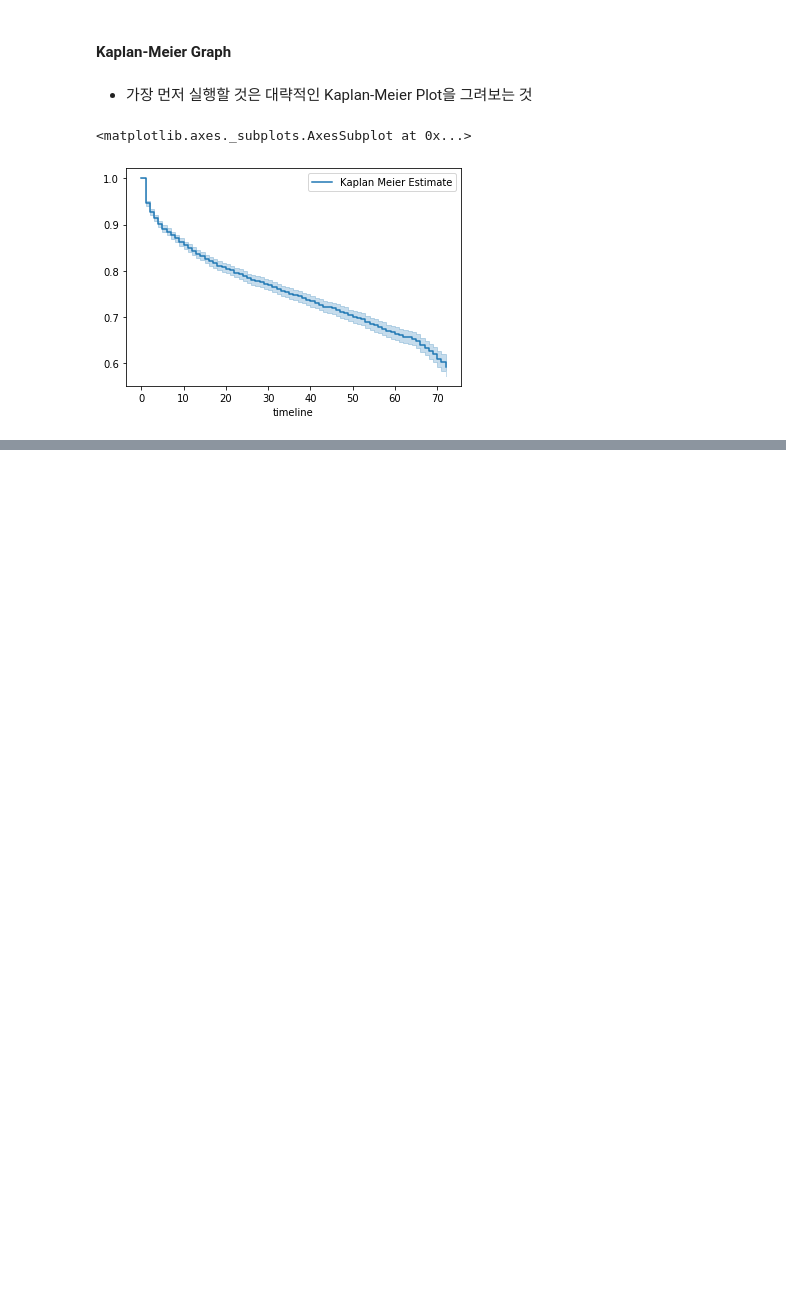
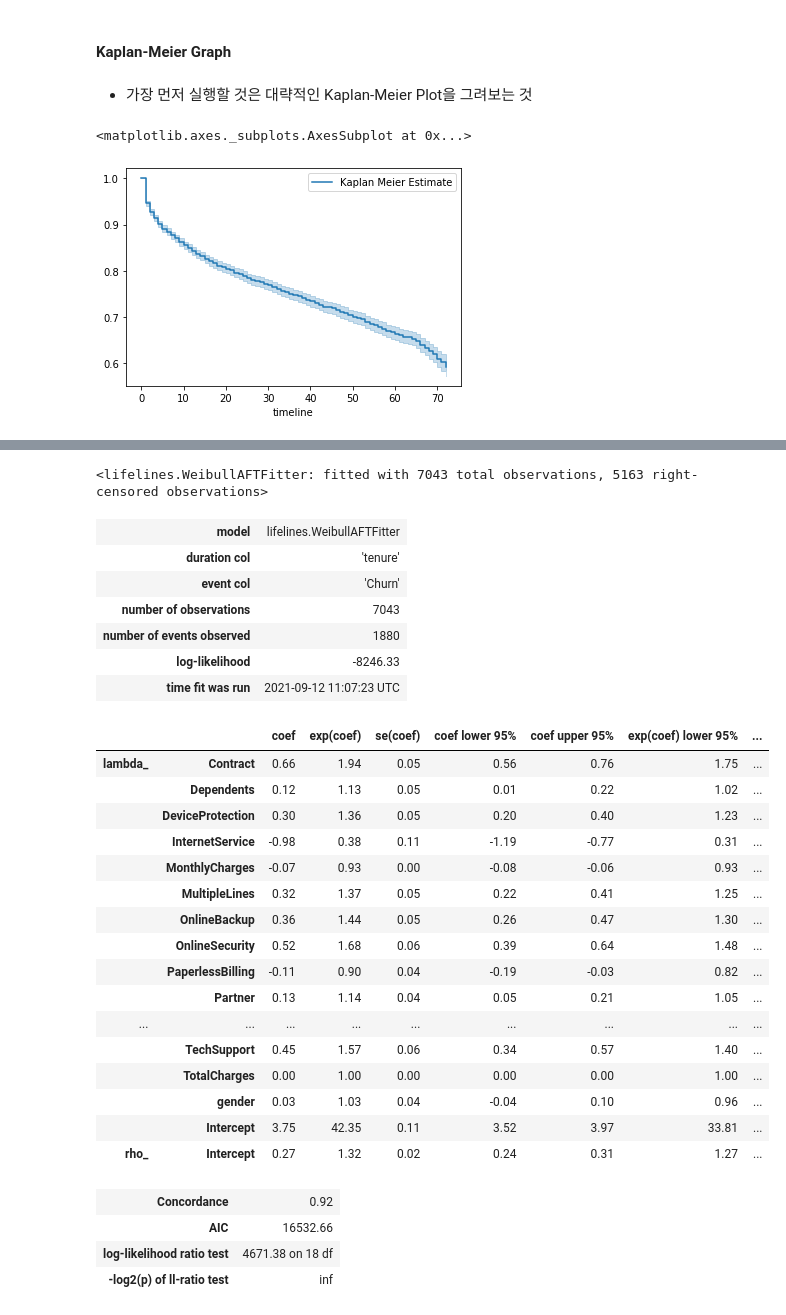
Before and after one commit to seolbluewings/Python, a Jupyter notebook: Accelerated Failure Time Model.ipynb, the cells around one changed output, grey strips where cells are left out. Saved outputs shown, nothing was run; the diff lists cells and outputs as text; code cells hidden in the pictures; blank space fills up the shorter version.

Commit message:
AFT Model

```diff
--- a/Accelerated Failure Time Model.ipynb
+++ b/Accelerated Failure Time Model.ipynb
@@ -27,0 +51,2 @@ df['Churn'] = df['Churn'].apply(lambda x : 1 if x == 'Yes' else 0)
+# %%
+pd.set_option('display.max_columns', None)
@@ -61,0 +113,36 @@ Name: Contract, Length: 7043, dtype: object
+# %%
+aft = WeibullAFTFitter()
+aft.fit(df.iloc[:,1:], duration_col = 'tenure', event_col = 'Churn')
+# %% [output]
+<lifelines.WeibullAFTFitter: fitted with 7043 total observations, 5163 right-censored observations>
+# %%
+aft.print_summary()
+# %% [output]
+| model | lifelines.WeibullAFTFitter |
+| duration col | 'tenure' |
+| event col | 'Churn' |
+| number of observations | 7043 |
+| number of events observed | 1880 |
+| log-likelihood | -8246.33 |
+| time fit was run | 2021-09-12 11:07:23 UTC |
+|  |  | coef | exp(coef) | se(coef) | coef lower 95% | coef upper 95% | exp(coef) lower 95% | ... |
+| lambda_ | Contract | 0.66 | 1.94 | 0.05 | 0.56 | 0.76 | 1.75 | ... |
+|  | Dependents | 0.12 | 1.13 | 0.05 | 0.01 | 0.22 | 1.02 | ... |
+|  | DeviceProtection | 0.30 | 1.36 | 0.05 | 0.20 | 0.40 | 1.23 | ... |
+|  | InternetService | -0.98 | 0.38 | 0.11 | -1.19 | -0.77 | 0.31 | ... |
+|  | MonthlyCharges | -0.07 | 0.93 | 0.00 | -0.08 | -0.06 | 0.93 | ... |
+|  | MultipleLines | 0.32 | 1.37 | 0.05 | 0.22 | 0.41 | 1.25 | ... |
+|  | OnlineBackup | 0.36 | 1.44 | 0.05 | 0.26 | 0.47 | 1.30 | ... |
+|  | OnlineSecurity | 0.52 | 1.68 | 0.06 | 0.39 | 0.64 | 1.48 | ... |
+|  | PaperlessBilling | -0.11 | 0.90 | 0.04 | -0.19 | -0.03 | 0.82 | ... |
+|  | Partner | 0.13 | 1.14 | 0.04 | 0.05 | 0.21 | 1.05 | ... |
+| ... | ... | ... | ... | ... | ... | ... | ... | ... |
+|  | TechSupport | 0.45 | 1.57 | 0.06 | 0.34 | 0.57 | 1.40 | ... |
+|  | TotalCharges | 0.00 | 1.00 | 0.00 | 0.00 | 0.00 | 1.00 | ... |
+|  | gender | 0.03 | 1.03 | 0.04 | -0.04 | 0.10 | 0.96 | ... |
+|  | Intercept | 3.75 | 42.35 | 0.11 | 3.52 | 3.97 | 33.81 | ... |
+| rho_ | Intercept | 0.27 | 1.32 | 0.02 | 0.24 | 0.31 | 1.27 | ... |
+| Concordance | 0.92 |
+| AIC | 16532.66 |
+| log-likelihood ratio test | 4671.38 on 18 df |
+| -log2(p) of ll-ratio test | inf |
```
Also changed, not shown: parts of 11 cells of this notebook.
